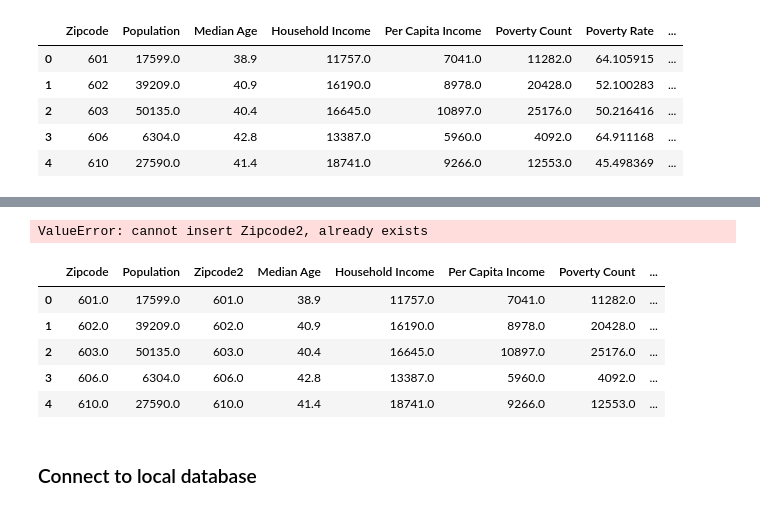
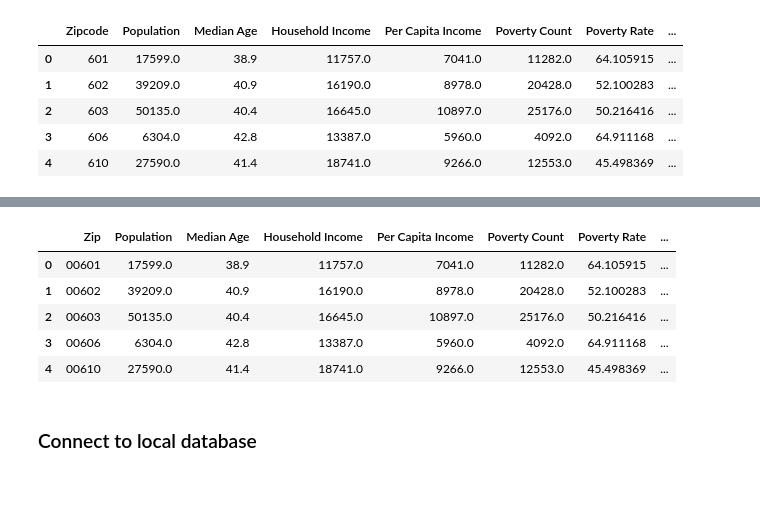
Before and after one commit to keithhorbin/Food-Inspection-ETL, a Jupyter notebook: Stone work/ETL.ipynb, the cells around one changed output, grey strips where cells are left out. Saved outputs shown, nothing was run; the diff lists cells and outputs as text; code cells hidden in the pictures.

```diff
--- a/Stone work/ETL.ipynb
+++ b/Stone work/ETL.ipynb
@@ -253,27 +250,19 @@ dtype: object
-# %%
-Type_new = pd.Series([])
-
-for i in range(len(census_data_df)):
-    if len(census_data_df["Zipcode"][i]) < 5:
-        Type_new[i]="00" + census_data_df["Zipcode"][i]
-
-    else:
-        Type_new[i]= census_data_df["Zipcode"][i]
-
-census_data_df.insert(2, "Zipcode2", Type_new)
-
-census_data_df.head()
-# %% [output]
-ValueError: cannot insert Zipcode2, already exists
-# %%
-census_data_df.head()
-# %% [output]
-|  | Zipcode | Population | Zipcode2 | Median Age | Household Income | Per Capita Income | Poverty Count | ... |
-| 0 | 601.0 | 17599.0 | 601.0 | 38.9 | 11757.0 | 7041.0 | 11282.0 | ... |
-| 1 | 602.0 | 39209.0 | 602.0 | 40.9 | 16190.0 | 8978.0 | 20428.0 | ... |
-| 2 | 603.0 | 50135.0 | 603.0 | 40.4 | 16645.0 | 10897.0 | 25176.0 | ... |
-| 3 | 606.0 | 6304.0 | 606.0 | 42.8 | 13387.0 | 5960.0 | 4092.0 | ... |
-| 4 | 610.0 | 27590.0 | 610.0 | 41.4 | 18741.0 | 9266.0 | 12553.0 | ... |
+# %%
+#Make the Zip code 5 digits long
+
+census_data_df['Zipcode'] = census_data_df['Zipcode'].apply(lambda x: '{0:0>5}'.format(x))
+# %%
+#Rename Zipcode Column to zipcode
+census_data_df = census_data_df.rename(columns={"Zipcode": "Zip"})
+
+census_data_df.head()
+# %% [output]
+|  | Zip | Population | Median Age | Household Income | Per Capita Income | Poverty Count | Poverty Rate | ... |
+| 0 | 00601 | 17599.0 | 38.9 | 11757.0 | 7041.0 | 11282.0 | 64.105915 | ... |
+| 1 | 00602 | 39209.0 | 40.9 | 16190.0 | 8978.0 | 20428.0 | 52.100283 | ... |
+| 2 | 00603 | 50135.0 | 40.4 | 16645.0 | 10897.0 | 25176.0 | 50.216416 | ... |
+| 3 | 00606 | 6304.0 | 42.8 | 13387.0 | 5960.0 | 4092.0 | 64.911168 | ... |
+| 4 | 00610 | 27590.0 | 41.4 | 18741.0 | 9266.0 | 12553.0 | 45.498369 | ... |
 # %% [markdown]
 ### Connect to local database
 # %% [markdown]
```
Also changed, not shown: parts of 2 cells of this notebook, 1 other file.
